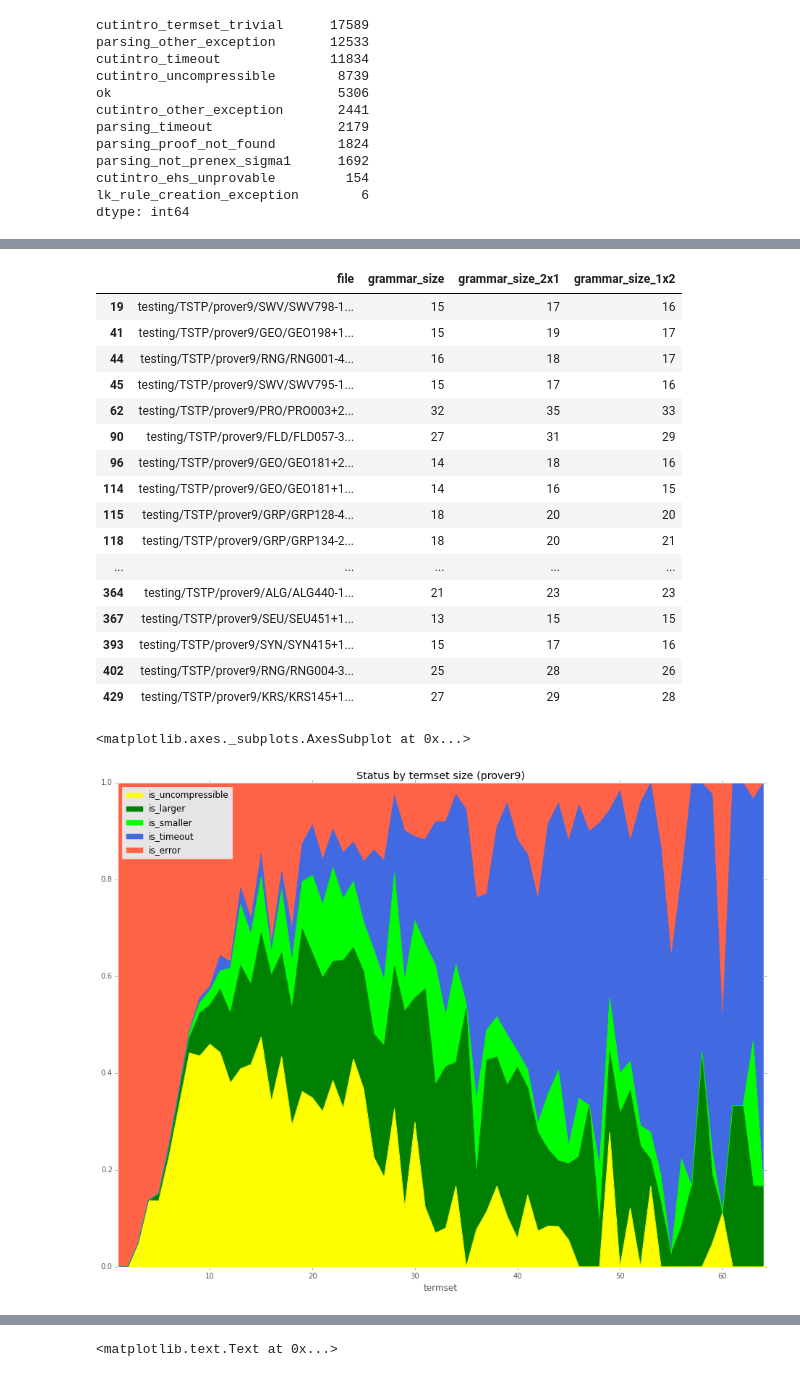
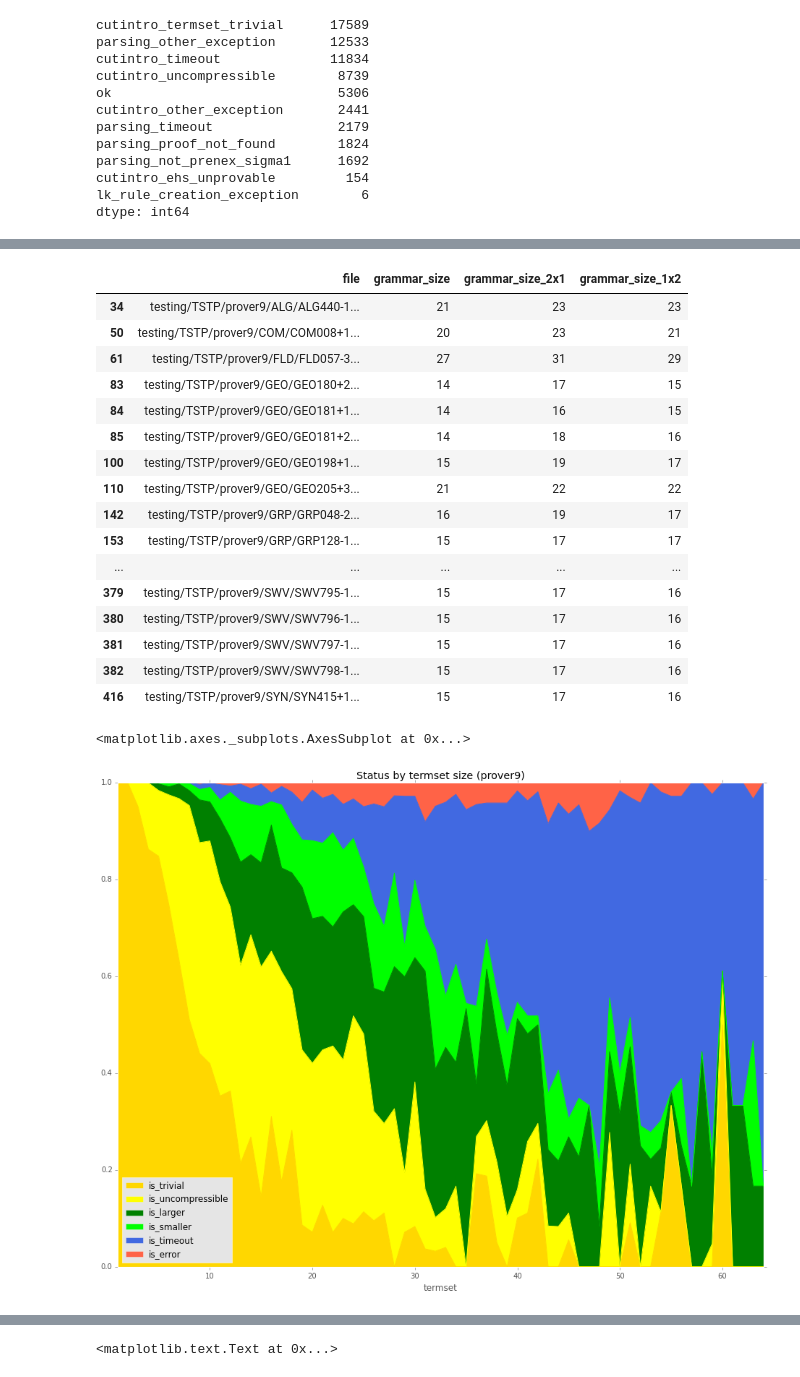
Before and after one commit to gapt/cutintro-results, a Jupyter notebook: 2015-09-25/cutintro.ipynb, the cells around one changed output, grey strips where cells are left out. Drawn from its saved outputs; the diff is of its cells as text; code cells hidden in the pictures.

```diff
--- a/2015-09-25/cutintro.ipynb
+++ b/2015-09-25/cutintro.ipynb
@@ -50,6 +50,7 @@ def getDataOld(filename):
 
 def getData(filename):
     data = pd.read_json(filename)
+    data = data.sort(['file', 'method'])
 
     # Adding a column for the database
     def getDB (s):
@@ -385,36 +388,37 @@ merged[(merged.grammar_size < merged.grammar_size_1x2) & (merged.grammar_size <
     [['file', 'grammar_size', 'grammar_size_2x1', 'grammar_size_1x2']]
 # %% [output]
 |  | file | grammar_size | grammar_size_2x1 | grammar_size_1x2 |
-| 19 | testing/TSTP/prover9/SWV/SWV798-1... | 15 | 17 | 16 |
-| 41 | testing/TSTP/prover9/GEO/GEO198+1... | 15 | 19 | 17 |
-| 44 | testing/TSTP/prover9/RNG/RNG001-4... | 16 | 18 | 17 |
-| 45 | testing/TSTP/prover9/SWV/SWV795-1... | 15 | 17 | 16 |
-| 62 | testing/TSTP/prover9/PRO/PRO003+2... | 32 | 35 | 33 |
-| 90 | testing/TSTP/prover9/FLD/FLD057-3... | 27 | 31 | 29 |
-| 96 | testing/TSTP/prover9/GEO/GEO181+2... | 14 | 18 | 16 |
-| 114 | testing/TSTP/prover9/GEO/GEO181+1... | 14 | 16 | 15 |
-| 115 | testing/TSTP/prover9/GRP/GRP128-4... | 18 | 20 | 20 |
-| 118 | testing/TSTP/prover9/GRP/GRP134-2... | 18 | 20 | 21 |
+| 34 | testing/TSTP/prover9/ALG/ALG440-1... | 21 | 23 | 23 |
+| 50 | testing/TSTP/prover9/COM/COM008+1... | 20 | 23 | 21 |
+| 61 | testing/TSTP/prover9/FLD/FLD057-3... | 27 | 31 | 29 |
+| 83 | testing/TSTP/prover9/GEO/GEO180+2... | 14 | 17 | 15 |
+| 84 | testing/TSTP/prover9/GEO/GEO181+1... | 14 | 16 | 15 |
+| 85 | testing/TSTP/prover9/GEO/GEO181+2... | 14 | 18 | 16 |
+| 100 | testing/TSTP/prover9/GEO/GEO198+1... | 15 | 19 | 17 |
+| 110 | testing/TSTP/prover9/GEO/GEO205+3... | 21 | 22 | 22 |
+| 142 | testing/TSTP/prover9/GRP/GRP048-2... | 16 | 19 | 17 |
+| 153 | testing/TSTP/prover9/GRP/GRP128-1... | 15 | 17 | 17 |
 | ... | ... | ... | ... | ... |
-| 364 | testing/TSTP/prover9/ALG/ALG440-1... | 21 | 23 | 23 |
-| 367 | testing/TSTP/prover9/SEU/SEU451+1... | 13 | 15 | 15 |
-| 393 | testing/TSTP/prover9/SYN/SYN415+1... | 15 | 17 | 16 |
-| 402 | testing/TSTP/prover9/RNG/RNG004-3... | 25 | 28 | 26 |
-| 429 | testing/TSTP/prover9/KRS/KRS145+1... | 27 | 29 | 28 |
+| 379 | testing/TSTP/prover9/SWV/SWV795-1... | 15 | 17 | 16 |
+| 380 | testing/TSTP/prover9/SWV/SWV796-1... | 15 | 17 | 16 |
+| 381 | testing/TSTP/prover9/SWV/SWV797-1... | 15 | 17 | 16 |
+| 382 | testing/TSTP/prover9/SWV/SWV798-1... | 15 | 17 | 16 |
+| 416 | testing/TSTP/prover9/SYN/SYN415+1... | 15 | 17 | 16 |
 # %%
 data['is_smaller'] = (data.status=='ok') & (data.ehs_resinf < data.resinf_input)
 data['is_larger'] = (data.status=='ok') & (data.ehs_resinf >= data.resinf_input)
+data['is_trivial'] = data.status.str.endswith('termset_trivial')
 data['is_uncompressible'] = data.status.str.endswith('uncompressible')
 data['is_timeout'] = data.status.str.endswith('timeout')
-data['is_error'] = ~data.is_smaller & ~data.is_larger & ~data.is_uncompressible & ~data.is_timeout
+data['is_error'] = ~data.is_smaller & ~data.is_larger & ~data.is_trivial & ~data.is_uncompressible & ~data.is_timeout
 
 data[(data.termset<65)&(data.db==1)].groupby('termset').mean() \
-    [['is_uncompressible', 'is_larger', 'is_smaller', 'is_timeout', 'is_error']] \
+    [['is_trivial', 'is_uncompressible', 'is_larger', 'is_smaller', 'is_timeout', 'is_error']] \
     .plot(kind='area', figsize=(16,12), ylim=(0,1), title='Status by termset size (prover9)',
-          color=['yellow', 'green', 'lime', 'royalblue', 'tomato'])
+          color=['gold', 'yellow', 'green', 'lime', 'royalblue', 'tomato'])
 # %% [output]
 <matplotlib.axes._subplots.AxesSubplot at 0x...>
-[figure, old version]
+[figure, new version]
 # %%
 # Proofs with good compression of EHS/HS
 data[data.ehs_resinf/data.hs_resinf < 0.1] \
```
Also changed, not shown: parts of 12 cells of this notebook.
